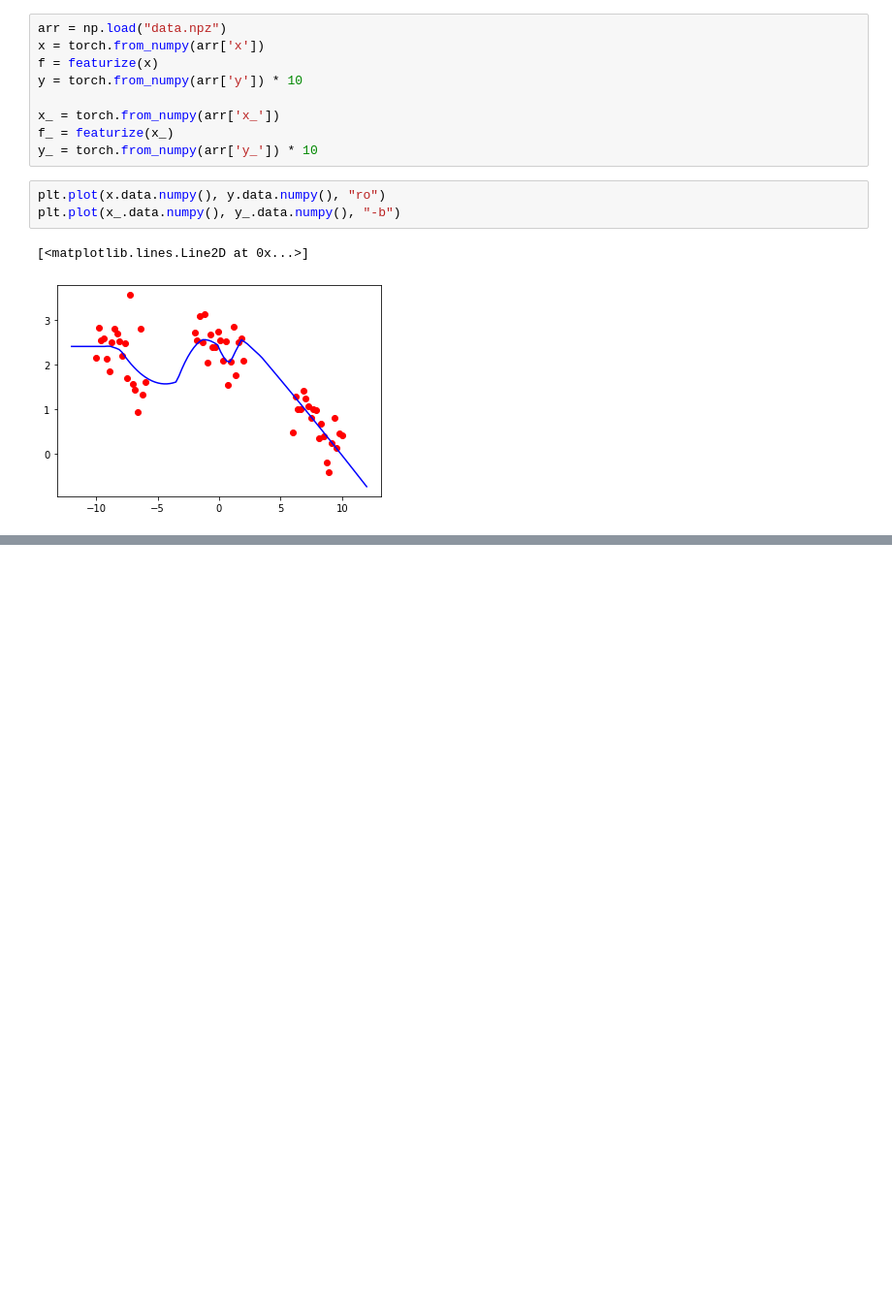
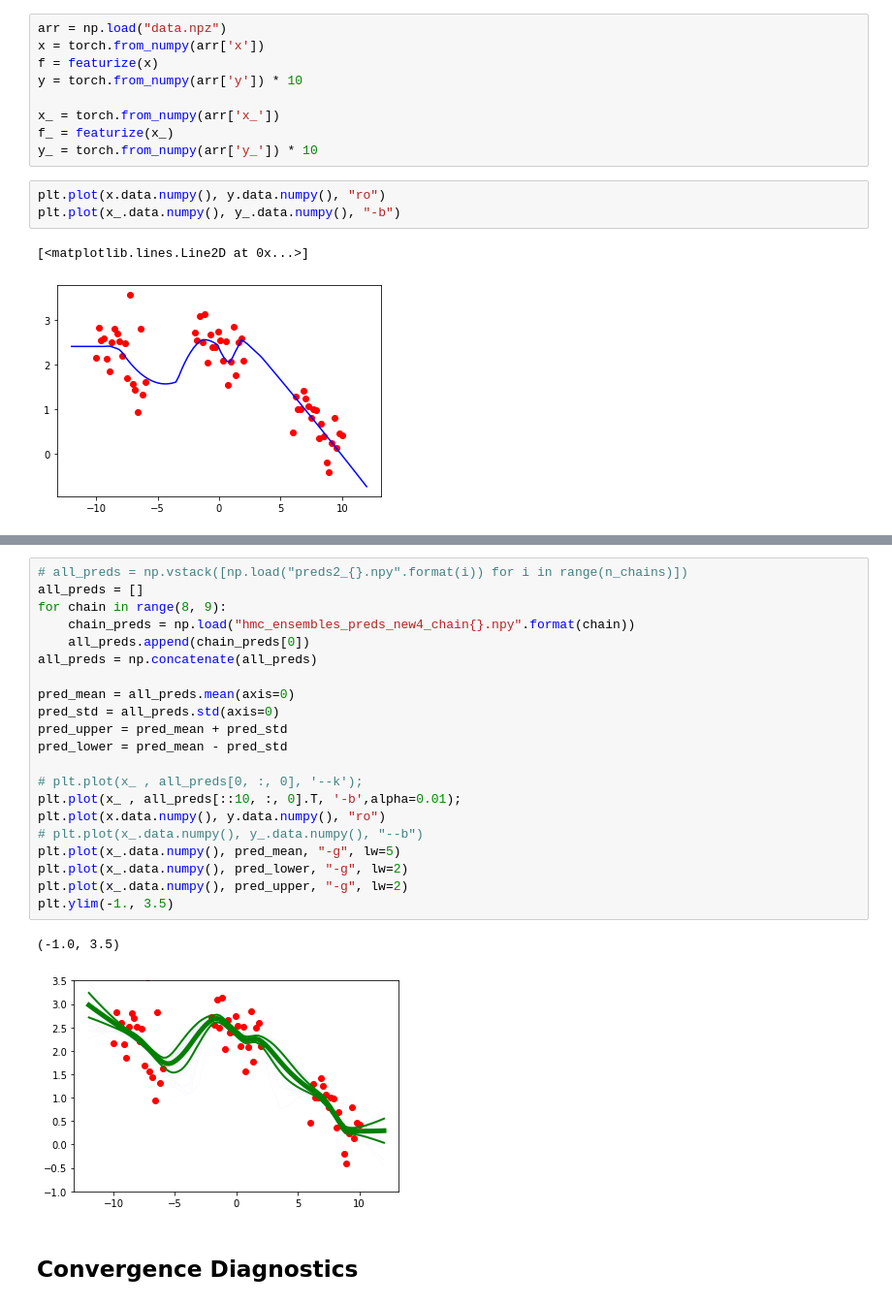
Before and after one commit to izmailovpavel/understandingbdl, a Jupyter notebook: experiments/deep_ensembles/1d regression_hmc.ipynb, the cells around one changed output, grey strips where cells are left out. Shown at 97% size. Cells and saved outputs as stored; diff of their text form; blank space fills up the shorter version.

```diff
--- a/experiments/deep_ensembles/1d regression_hmc.ipynb
+++ b/experiments/deep_ensembles/1d regression_hmc.ipynb
@@ -165,0 +181,26 @@ plt.plot(x_.data.numpy(), pred_upper, "-g", lw=2)
+# %%
+# all_preds = np.vstack([np.load("preds2_{}.npy".format(i)) for i in range(n_chains)])
+all_preds = []
+for chain in range(8, 9):
+    chain_preds = np.load("hmc_ensembles_preds_new4_chain{}.npy".format(chain))
+    all_preds.append(chain_preds[0])
+all_preds = np.concatenate(all_preds)
+
+pred_mean = all_preds.mean(axis=0)
+pred_std = all_preds.std(axis=0)
+pred_upper = pred_mean + pred_std
+pred_lower = pred_mean - pred_std
+
+# plt.plot(x_ , all_preds[0, :, 0], '--k');
+plt.plot(x_ , all_preds[::10, :, 0].T, '-b',alpha=0.01);
+plt.plot(x.data.numpy(), y.data.numpy(), "ro")
+# plt.plot(x_.data.numpy(), y_.data.numpy(), "--b")
+plt.plot(x_.data.numpy(), pred_mean, "-g", lw=5)
+plt.plot(x_.data.numpy(), pred_lower, "-g", lw=2)
+plt.plot(x_.data.numpy(), pred_upper, "-g", lw=2)
+plt.ylim(-1., 3.5)
+# %% [output]
+(-1.0, 3.5)
+[figure, added]
+# %% [markdown]
+## Convergence Diagnostics
```
Also changed, not shown: parts of 14 cells of this notebook, 1 other file.
